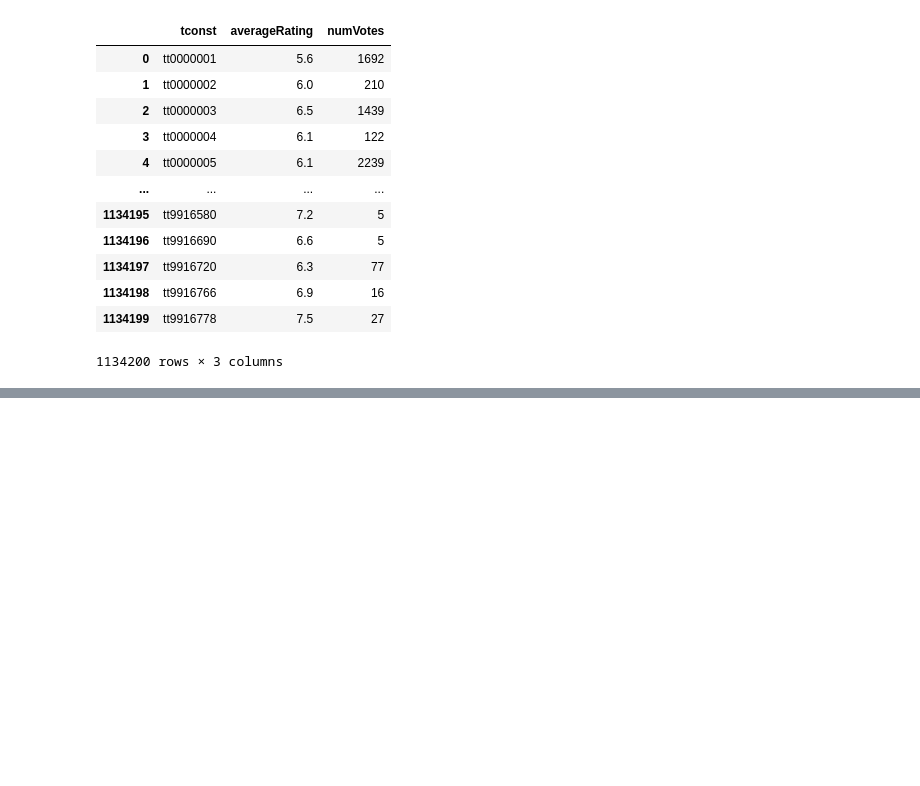
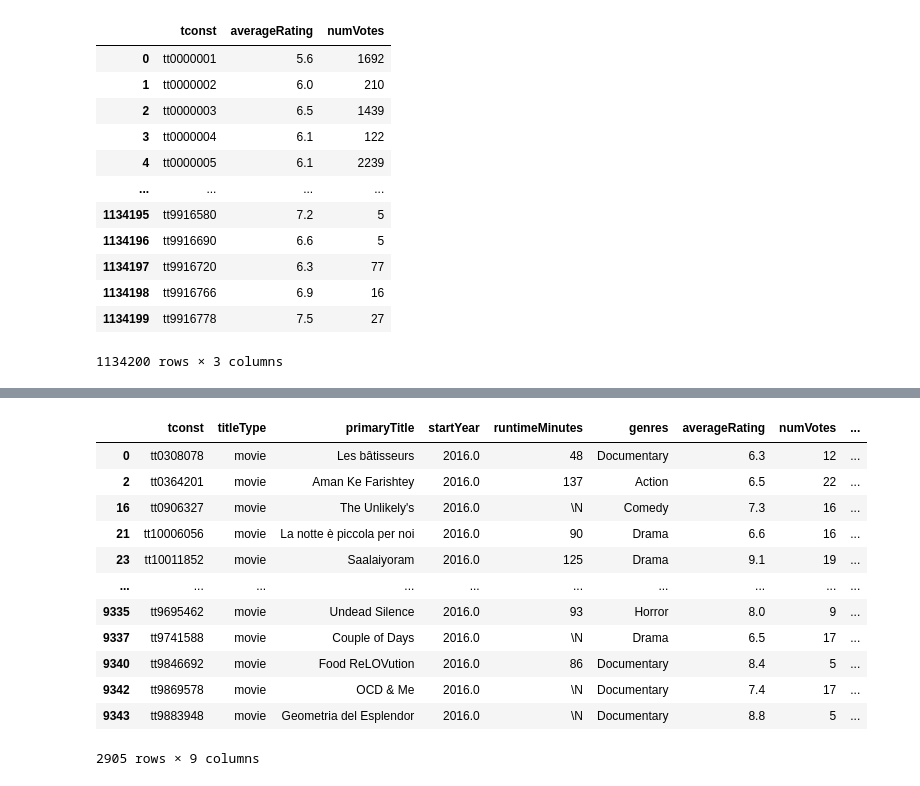
Before and after one commit to usmanali-arshi/PandemicViewership, a Jupyter notebook: cleaning.ipynb, the cells around one changed output, grey strips where cells are left out. Saved outputs shown, nothing was run; the diff lists cells and outputs as text; code cells hidden in the pictures; blank space fills up the shorter version.

```diff
--- a/cleaning.ipynb
+++ b/cleaning.ipynb
@@ -138,0 +291,4 @@ df_merged_inner.shape
+# %%
+movie_list =["Documentary", "Drama", "Comedy", "Horror", "Thriller", "Action", "Romance", "Family"]
+# %%
+top_genres = df_genre_acc[df_genre_acc["genres"].isin(movie_list)]
@@ -138,0 +308,18 @@ df_merged_inner.shape
+# %%
+df_good_ratings= top_genres[top_genres["averageRating"] >= 6.0]
+# %%
+df_good_ratings
+# %% [output]
+|  | tconst | titleType | primaryTitle | startYear | runtimeMinutes | genres | averageRating | numVotes | ... |
+| 0 | tt0308078 | movie | Les bâtisseurs | 2016.0 | 48 | Documentary | 6.3 | 12 | ... |
+| 2 | tt0364201 | movie | Aman Ke Farishtey | 2016.0 | 137 | Action | 6.5 | 22 | ... |
+| 16 | tt0906327 | movie | The Unlikely's | 2016.0 | \N | Comedy | 7.3 | 16 | ... |
+| 21 | tt10006056 | movie | La notte è piccola per noi | 2016.0 | 90 | Drama | 6.6 | 16 | ... |
+| 23 | tt10011852 | movie | Saalaiyoram | 2016.0 | 125 | Drama | 9.1 | 19 | ... |
+| ... | ... | ... | ... | ... | ... | ... | ... | ... | ... |
+| 9335 | tt9695462 | movie | Undead Silence | 2016.0 | 93 | Horror | 8.0 | 9 | ... |
+| 9337 | tt9741588 | movie | Couple of Days | 2016.0 | \N | Drama | 6.5 | 17 | ... |
+| 9340 | tt9846692 | movie | Food ReLOVution | 2016.0 | 86 | Documentary | 8.4 | 5 | ... |
+| 9342 | tt9869578 | movie | OCD & Me | 2016.0 | \N | Documentary | 7.4 | 17 | ... |
+| 9343 | tt9883948 | movie | Geometria del Esplendor | 2016.0 | \N | Documentary | 8.8 | 5 | ... |
+2905 rows × 9 columns
```
Also changed, not shown: parts of 31 cells of this notebook.
